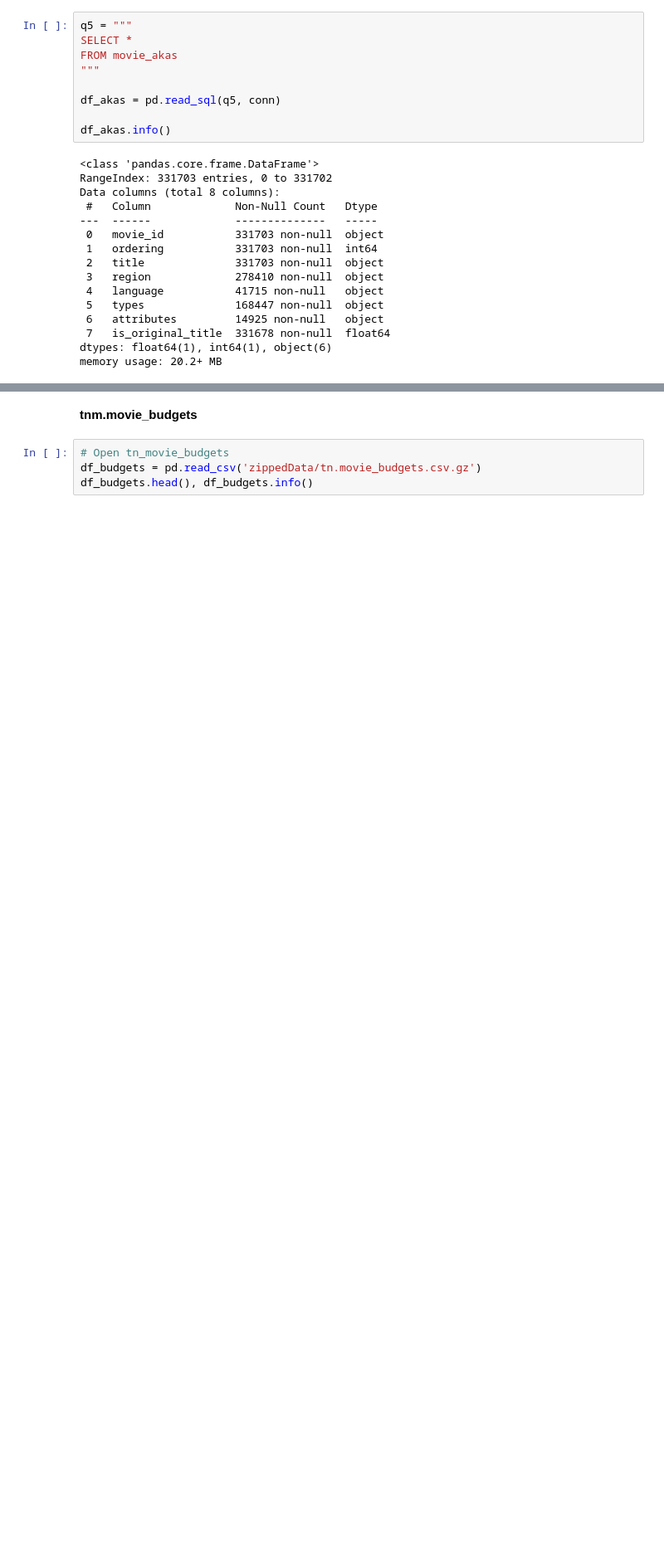
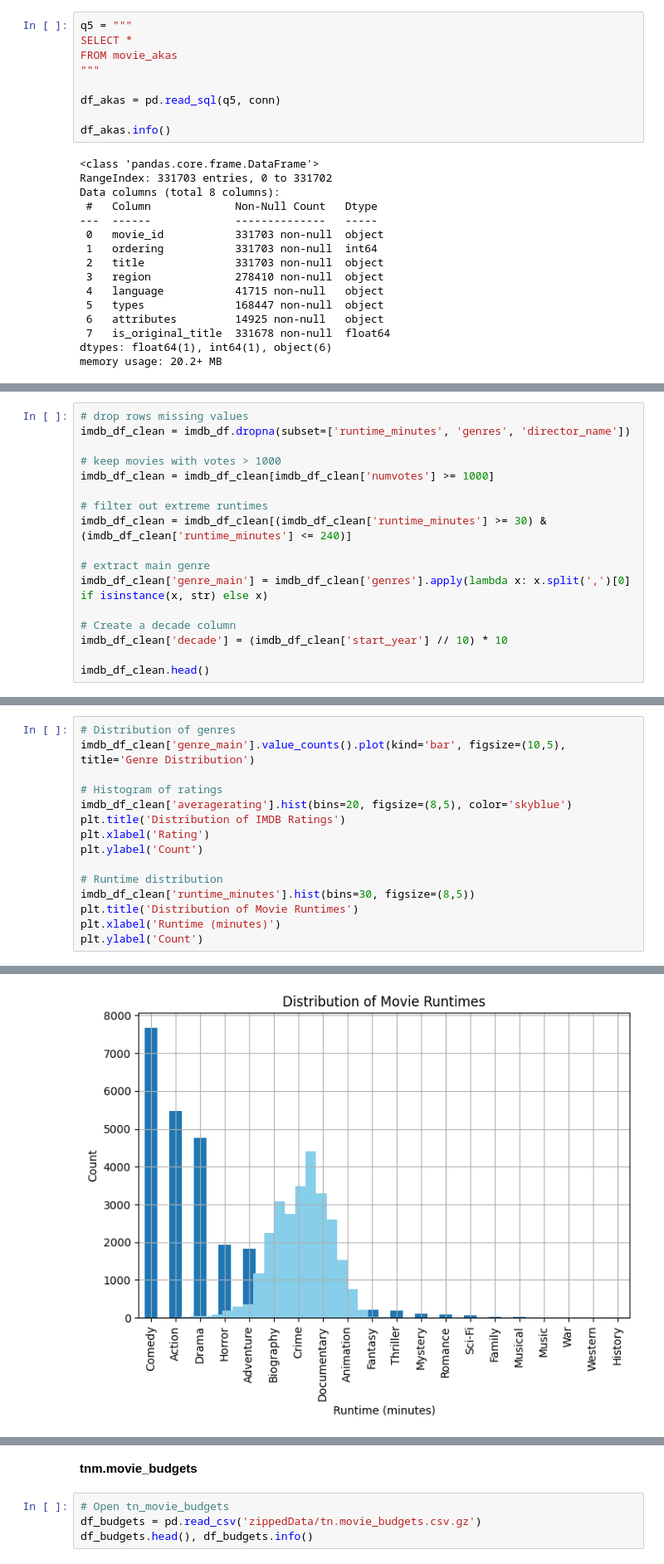
Before and after one commit to msnjerig/dsc-phase-2-project-v3, a Jupyter notebook: exploratory.ipynb, the cells around one changed output, grey strips where cells are left out. Shown at 83% size. Drawn from its saved outputs; the diff is of its cells as text; blank space fills up the shorter version.

```diff
--- a/exploratory.ipynb
+++ b/exploratory.ipynb
@@ -453,0 +502,17 @@ memory usage: 47.1+ MB
+# %%
+# drop rows missing values
+imdb_df_clean = imdb_df.dropna(subset=['runtime_minutes', 'genres', 'director_name'])
+
+# keep movies with votes > 1000
+imdb_df_clean = imdb_df_clean[imdb_df_clean['numvotes'] >= 1000]
+
+# filter out extreme runtimes
+imdb_df_clean = imdb_df_clean[(imdb_df_clean['runtime_minutes'] >= 30) & (imdb_df_clean['runtime_minutes'] <= 240)]
+
+# extract main genre
+imdb_df_clean['genre_main'] = imdb_df_clean['genres'].apply(lambda x: x.split(',')[0] if isinstance(x, str) else x)
+
+# Create a decade column
+imdb_df_clean['decade'] = (imdb_df_clean['start_year'] // 10) * 10
+
+imdb_df_clean.head()
@@ -453,0 +528,16 @@ memory usage: 47.1+ MB
+# %%
+# Distribution of genres
+imdb_df_clean['genre_main'].value_counts().plot(kind='bar', figsize=(10,5), title='Genre Distribution')
+
+# Histogram of ratings
+imdb_df_clean['averagerating'].hist(bins=20, figsize=(8,5), color='skyblue')
+plt.title('Distribution of IMDB Ratings')
+plt.xlabel('Rating')
+plt.ylabel('Count')
+
+# Runtime distribution
+imdb_df_clean['runtime_minutes'].hist(bins=30, figsize=(8,5))
+plt.title('Distribution of Movie Runtimes')
+plt.xlabel('Runtime (minutes)')
+plt.ylabel('Count')
+# %% [output]
@@ -453,0 +545 @@ memory usage: 47.1+ MB
+[figure, added]
```
Also changed, not shown: parts of 34 cells of this notebook.
